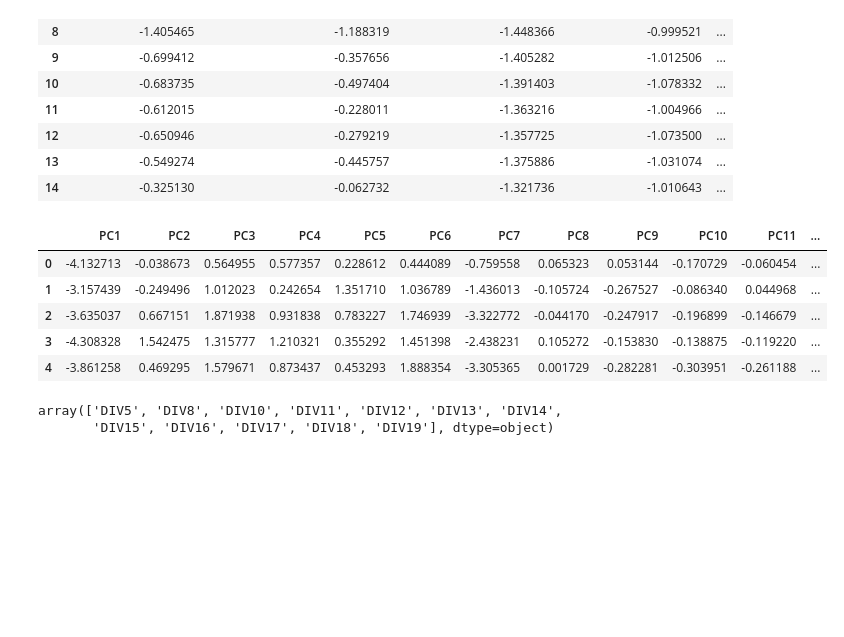
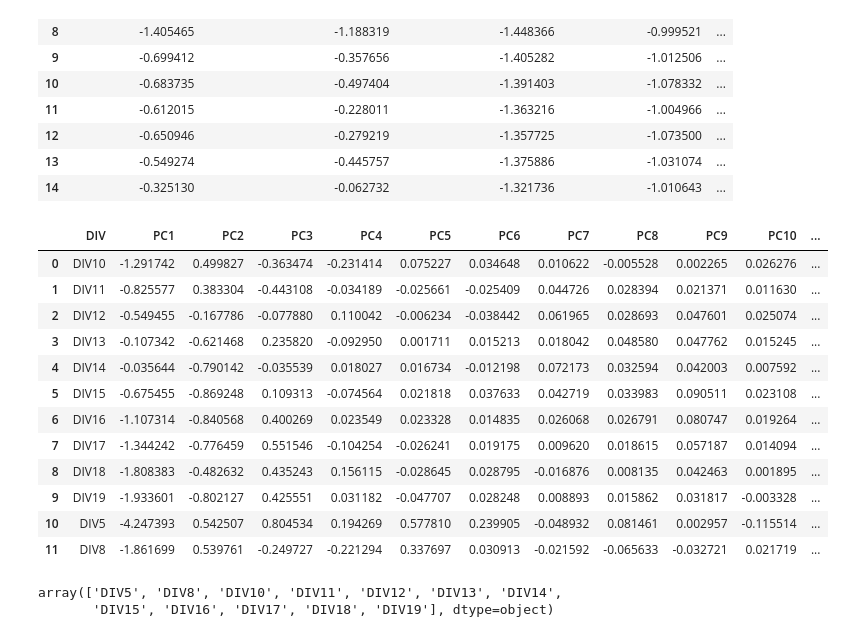
Before and after one commit to soderling-lab/MicroElectrodeArrayAnalysis, a Jupyter notebook: analysis/pca.ipynb, the cells around one changed output. Cells and saved outputs as stored; diff of their text form; code cells hidden in the pictures; blank space fills up the shorter version.

```diff
--- a/analysis/pca.ipynb
+++ b/analysis/pca.ipynb
@@ -42,7 +42,7 @@ FOLDER_PATH = f"{parent}/data/DATA for PCA for Pooja/" #
 folder_dict = {}
 
 CONTROL = 'unt2'
-MUTANT = 'SLITRK5'
+MUTANT = 'THSD7 1'
 ## WALK Through folder of interest
 for dirpath, dirnames, filenames in os.walk(FOLDER_PATH):
     if dirpath != FOLDER_PATH:
@@ -659,22 +659,30 @@ DROPPED_DAYS
 # %%
 ### fit to any new data?
 MDATA, MDAYS, MTYPE  = norm_mf, DIVS_MF, 'allMutDays' # CHANGE HERE
 mprincipalComponent = pca.transform(MDATA) ## CHANGE DATASET
 
 # convert principalComponent np array to df
 mpca_df = pd.DataFrame(data = mprincipalComponent, columns = [f'PC{i}' for i in range(1, MDATA.shape[1]+1)])
 mpca_df['DIV'] = DIVS_MF
-
+mpca_avg = mpca_df.groupby('DIV', as_index=False).mean()
+# modified_loadings.T
 # with open('plots/PCA/BoxCox&Log/DATA for PCA for Pooja/explained_variances.txt', 'a') as f:
 #     f.write(exp_variance)
-mpca_df.head()
+mpca_avg
 # %% [output]
-|  | PC1 | PC2 | PC3 | PC4 | PC5 | PC6 | PC7 | PC8 | PC9 | PC10 | PC11 | ... |
-| 0 | -4.132713 | -0.038673 | 0.564955 | 0.577357 | 0.228612 | 0.444089 | -0.759558 | 0.065323 | 0.053144 | -0.170729 | -0.060454 | ... |
-| 1 | -3.157439 | -0.249496 | 1.012023 | 0.242654 | 1.351710 | 1.036789 | -1.436013 | -0.105724 | -0.267527 | -0.086340 | 0.044968 | ... |
-| 2 | -3.635037 | 0.667151 | 1.871938 | 0.931838 | 0.783227 | 1.746939 | -3.322772 | -0.044170 | -0.247917 | -0.196899 | -0.146679 | ... |
-| 3 | -4.308328 | 1.542475 | 1.315777 | 1.210321 | 0.355292 | 1.451398 | -2.438231 | 0.105272 | -0.153830 | -0.138875 | -0.119220 | ... |
-| 4 | -3.861258 | 0.469295 | 1.579671 | 0.873437 | 0.453293 | 1.888354 | -3.305365 | 0.001729 | -0.282281 | -0.303951 | -0.261188 | ... |
+|  | DIV | PC1 | PC2 | PC3 | PC4 | PC5 | PC6 | PC7 | PC8 | PC9 | PC10 | ... |
+| 0 | DIV10 | -1.291742 | 0.499827 | -0.363474 | -0.231414 | 0.075227 | 0.034648 | 0.010622 | -0.005528 | 0.002265 | 0.026276 | ... |
+| 1 | DIV11 | -0.825577 | 0.383304 | -0.443108 | -0.034189 | -0.025661 | -0.025409 | 0.044726 | 0.028394 | 0.021371 | 0.011630 | ... |
+| 2 | DIV12 | -0.549455 | -0.167786 | -0.077880 | 0.110042 | -0.006234 | -0.038442 | 0.061965 | 0.028693 | 0.047601 | 0.025074 | ... |
+| 3 | DIV13 | -0.107342 | -0.621468 | 0.235820 | -0.092950 | 0.001711 | 0.015213 | 0.018042 | 0.048580 | 0.047762 | 0.015245 | ... |
+| 4 | DIV14 | -0.035644 | -0.790142 | -0.035539 | 0.018027 | 0.016734 | -0.012198 | 0.072173 | 0.032594 | 0.042003 | 0.007592 | ... |
+| 5 | DIV15 | -0.675455 | -0.869248 | 0.109313 | -0.074564 | 0.021818 | 0.037633 | 0.042719 | 0.033983 | 0.090511 | 0.023108 | ... |
+| 6 | DIV16 | -1.107314 | -0.840568 | 0.400269 | 0.023549 | 0.023328 | 0.014835 | 0.026068 | 0.026791 | 0.080747 | 0.019264 | ... |
+| 7 | DIV17 | -1.344242 | -0.776459 | 0.551546 | -0.104254 | -0.026241 | 0.019175 | 0.009620 | 0.018615 | 0.057187 | 0.014094 | ... |
+| 8 | DIV18 | -1.808383 | -0.482632 | 0.435243 | 0.156115 | -0.028645 | 0.028795 | -0.016876 | 0.008135 | 0.042463 | 0.001895 | ... |
+| 9 | DIV19 | -1.933601 | -0.802127 | 0.425551 | 0.031182 | -0.047707 | 0.028248 | 0.008893 | 0.015862 | 0.031817 | -0.003328 | ... |
+| 10 | DIV5 | -4.247393 | 0.542507 | 0.804534 | 0.194269 | 0.577810 | 0.239905 | -0.048932 | 0.081461 | 0.002957 | -0.115514 | ... |
+| 11 | DIV8 | -1.861699 | 0.539761 | -0.249727 | -0.221294 | 0.337697 | 0.030913 | -0.021592 | -0.065633 | -0.032721 | 0.021719 | ... |
 # %%
 def get_color(color_list):
     for color in color_list:
```
Also changed, not shown: parts of 2 cells of this notebook.
